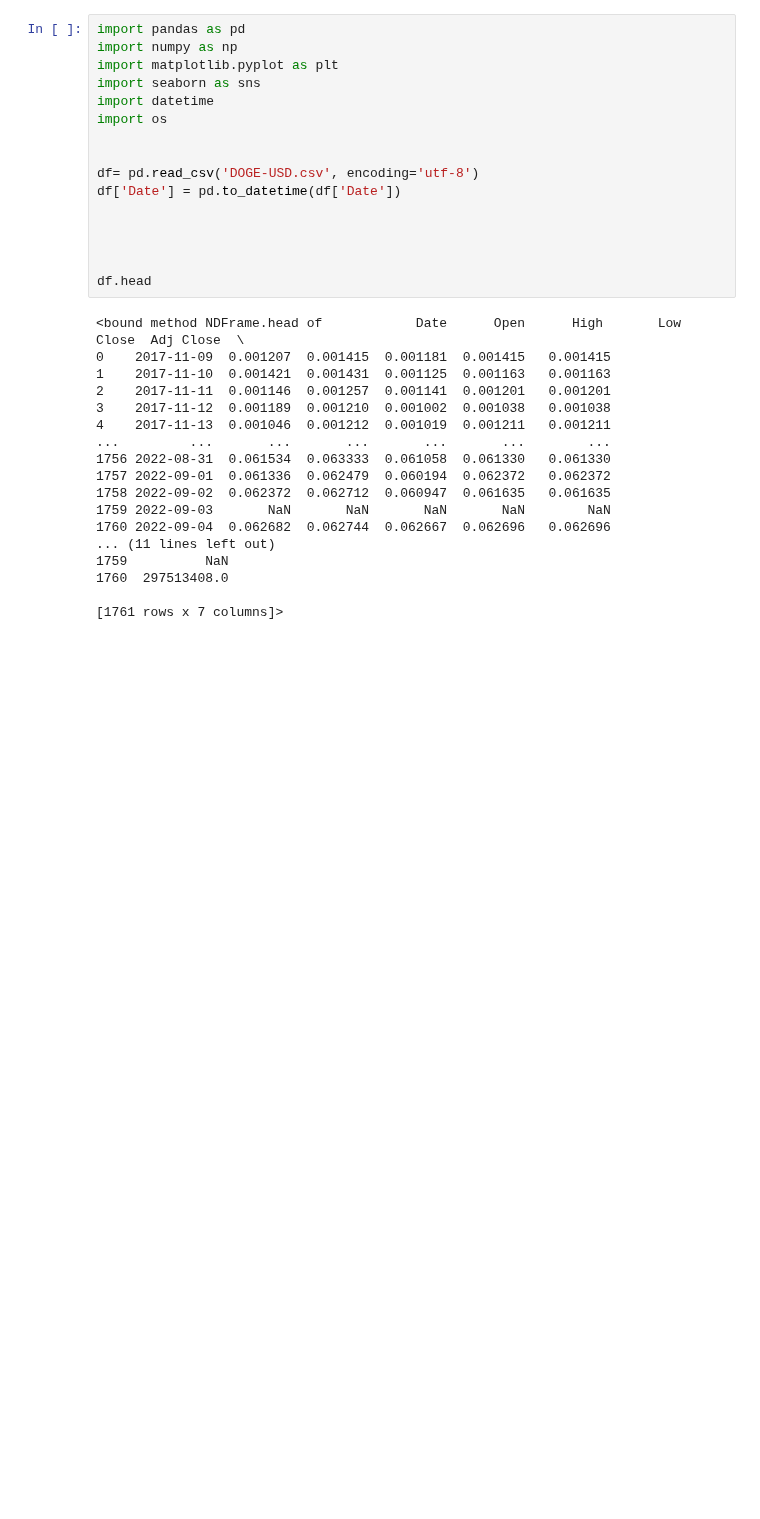
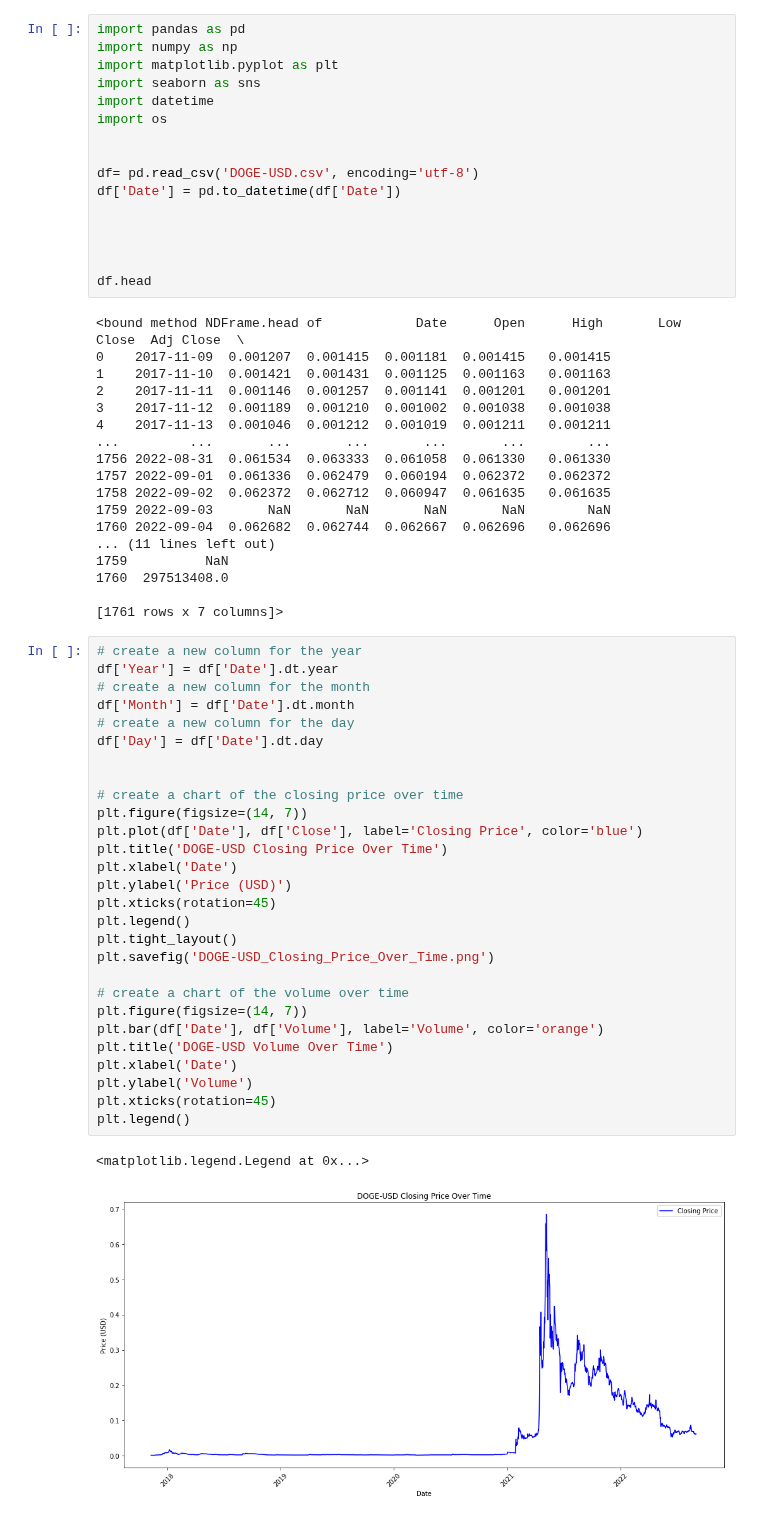
Before and after one commit to parekhrohan21/ml_analysis, a Jupyter notebook: doge_pred.ipynb, the cells around one changed output. Saved outputs shown, nothing was run; the diff lists cells and outputs as text; blank space fills up the shorter version.

Commit message:
Adding doge prediction

```diff
--- a/doge_pred.ipynb
+++ b/doge_pred.ipynb
@@ -32,3 +32,34 @@ df.head
 1760  297513408.0
 
 [1761 rows x 7 columns]>
+# %%
+# create a new column for the year
+df['Year'] = df['Date'].dt.year
+# create a new column for the month
+df['Month'] = df['Date'].dt.month
+# create a new column for the day
+df['Day'] = df['Date'].dt.day
+
+
+# create a chart of the closing price over time
+plt.figure(figsize=(14, 7))
+plt.plot(df['Date'], df['Close'], label='Closing Price', color='blue')
+plt.title('DOGE-USD Closing Price Over Time')
+plt.xlabel('Date')
+plt.ylabel('Price (USD)')
+plt.xticks(rotation=45)
+plt.legend()
+plt.tight_layout()
+plt.savefig('DOGE-USD_Closing_Price_Over_Time.png')
+
+# create a chart of the volume over time
+plt.figure(figsize=(14, 7))
+plt.bar(df['Date'], df['Volume'], label='Volume', color='orange')
+plt.title('DOGE-USD Volume Over Time')
+plt.xlabel('Date')
+plt.ylabel('Volume')
+plt.xticks(rotation=45)
+plt.legend()
+# %% [output]
+<matplotlib.legend.Legend at 0x...>
+[figure, added]
```
Also changed, not shown: parts of 1 cell of this notebook, 1 other file.
